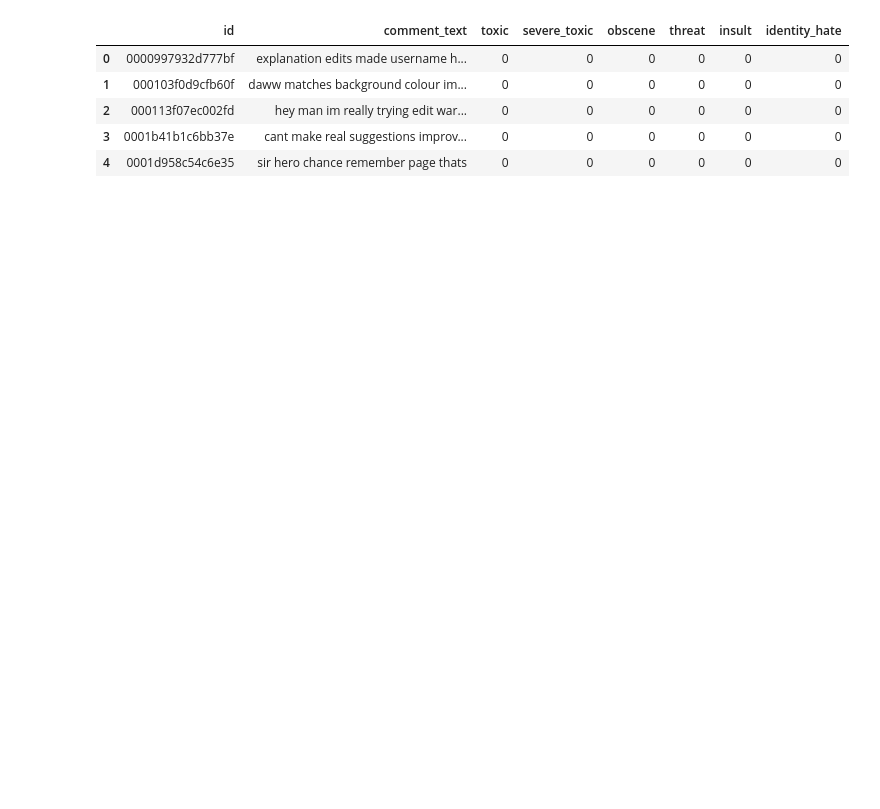
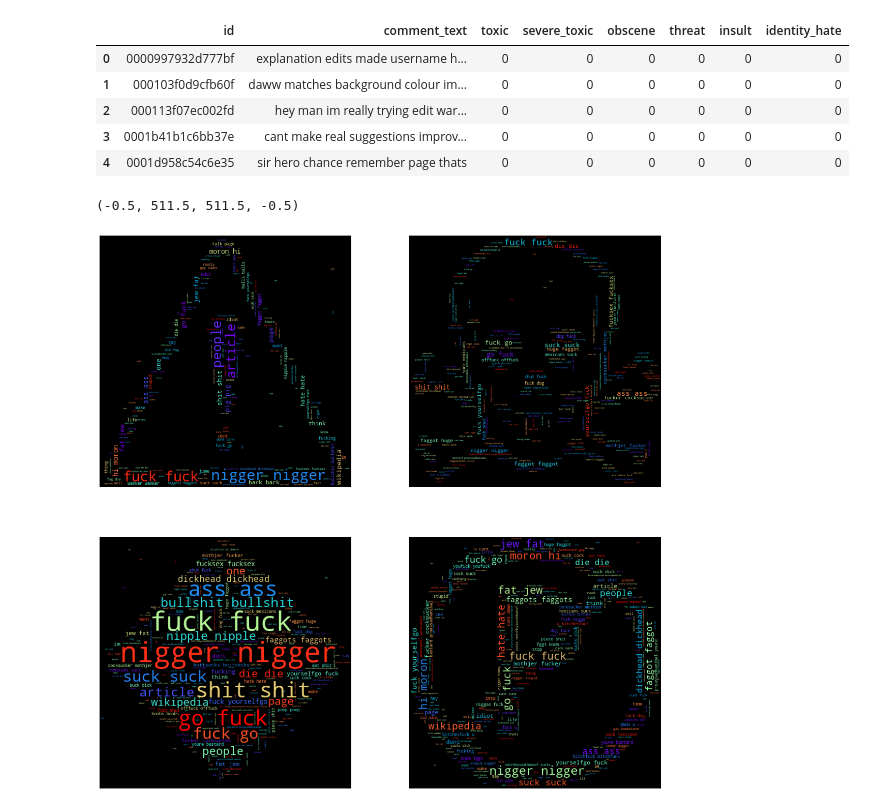
Before and after one commit to vipul-shinde/toxic-comment-classification, a Jupyter notebook: notebooks/01-eda-and-data-cleaning.ipynb, the cells around one changed output. Cells and saved outputs as stored; diff of their text form; code cells hidden in the pictures; blank space fills up the shorter version.

```diff
--- a/notebooks/01-eda-and-data-cleaning.ipynb
+++ b/notebooks/01-eda-and-data-cleaning.ipynb
@@ -173,0 +222,29 @@ train_df.head()
+# %%
+f, axarr = plt.subplots(2, 2, figsize=(20,20))
+
+toxic_mask = np.array(Image.open("D:/Projects/toxic-comment-classification/images/warning-symbol.png"))
+wc = WordCloud(background_color="black", colormap="rainbow", max_words=4000, mask=toxic_mask)
+wc.generate(" ".join(train_df[train_df["toxic"] == 1]["comment_text"].values))
+axarr[0,0].imshow(wc)
+axarr[0,0].axis('off')
+
+severe_toxic_mask = np.array(Image.open("D:/Projects/toxic-comment-classification/images/skull.png"))
+wc = WordCloud(background_color="black", colormap="rainbow", max_words=4000, mask=severe_toxic_mask)
+wc.generate(" ".join(train_df[train_df["severe_toxic"] == 1]["comment_text"].values))
+axarr[0,1].imshow(wc)
+axarr[0,1].axis('off')
+
+obscene_mask = np.array(Image.open("D:/Projects/toxic-comment-classification/images/school-zone.png"))
+wc = WordCloud(background_color="black", colormap="rainbow", max_words=4000, mask=obscene_mask)
+wc.generate(" ".join(train_df[train_df["obscene"] == 1]["comment_text"].values))
+axarr[1,0].imshow(wc)
+axarr[1,0].axis('off')
+
+insult_mask = np.array(Image.open("D:/Projects/toxic-comment-classification/images/no-parking.png"))
+wc = WordCloud(background_color="black", colormap="rainbow", max_words=4000, mask=insult_mask)
+wc.generate(" ".join(train_df[train_df["insult"] == 1]["comment_text"].values))
+axarr[1,1].imshow(wc)
+axarr[1,1].axis('off')
+# %% [output]
+(-0.5, 511.5, 511.5, -0.5)
+[figure, added]
```
Also changed, not shown: parts of 8 cells of this notebook, 4 other files.
